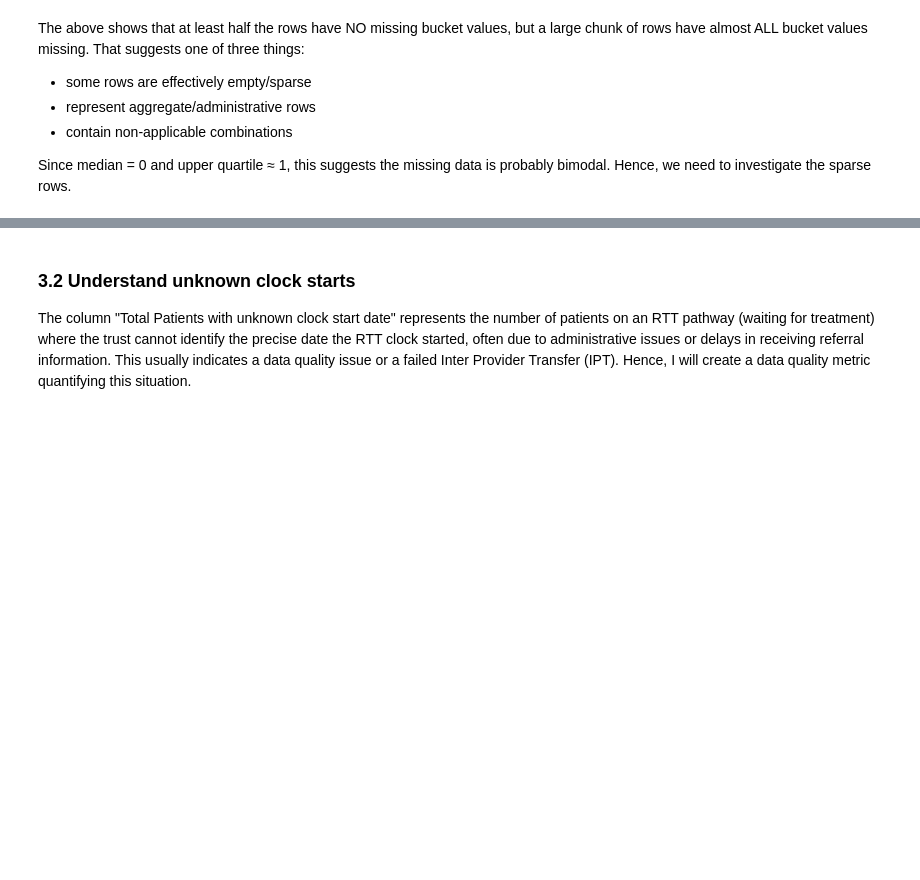
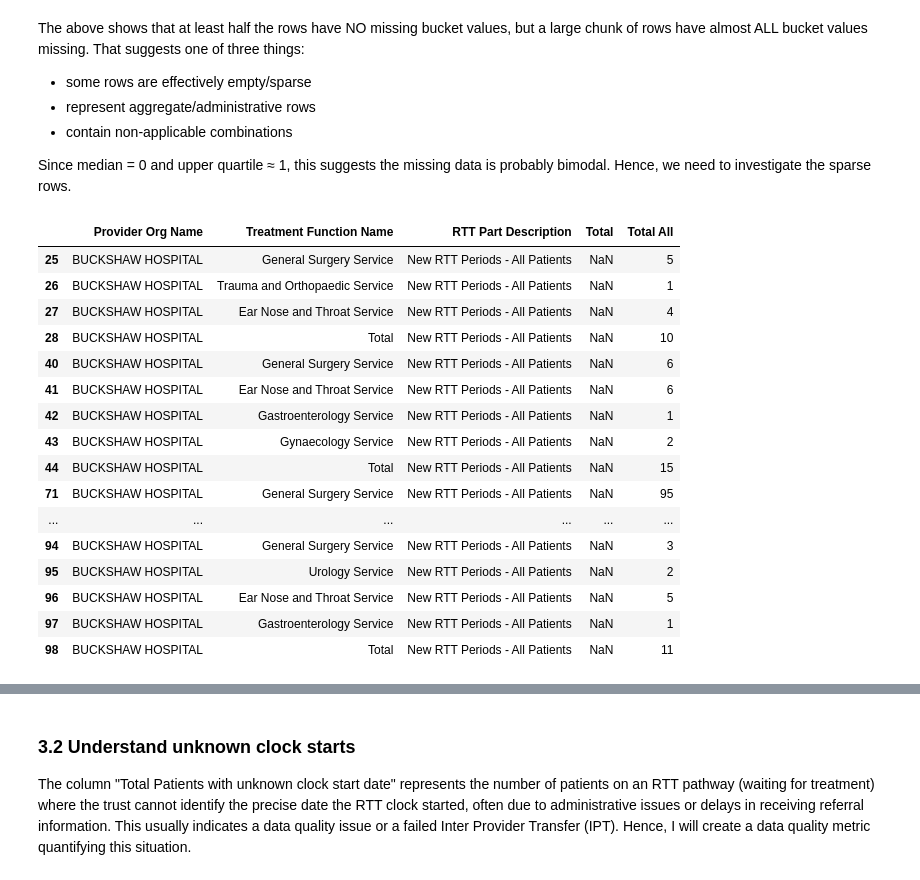
Before and after one commit to MeganRichards1/nhs-waiting-times-analysis, a Jupyter notebook: notebooks/project_analysis.ipynb, the cells around one changed output, grey strips where cells are left out. Drawn from its saved outputs; the diff is of its cells as text; code cells hidden in the pictures; blank space fills up the shorter version.

Commit message:
Investigate structural missingness in waiting-time bucket variables and define analysis-ready subset

```diff
--- a/notebooks/project_analysis.ipynb
+++ b/notebooks/project_analysis.ipynb
@@ -230,3 +230,30 @@ The above shows that at least half the rows have NO missing bucket values, but a
 - contain non-applicable combinations
 
 Since median = 0 and upper quartile ≈ 1, this suggests the missing data is probably bimodal. Hence, we need to investigate the sparse rows.
+# %%
+high_missing = df[df["missing_bucket_rate"] > 0.9]
+high_missing[[
+    "Provider Org Name",
+    "Treatment Function Name",
+    "RTT Part Description",
+    "Total",
+    "Total All"
+]].head(20)
+# %% [output]
+|  | Provider Org Name | Treatment Function Name | RTT Part Description | Total | Total All |
+| 25 | BUCKSHAW HOSPITAL | General Surgery Service | New RTT Periods - All Patients | NaN | 5 |
+| 26 | BUCKSHAW HOSPITAL | Trauma and Orthopaedic Service | New RTT Periods - All Patients | NaN | 1 |
+| 27 | BUCKSHAW HOSPITAL | Ear Nose and Throat Service | New RTT Periods - All Patients | NaN | 4 |
+| 28 | BUCKSHAW HOSPITAL | Total | New RTT Periods - All Patients | NaN | 10 |
+| 40 | BUCKSHAW HOSPITAL | General Surgery Service | New RTT Periods - All Patients | NaN | 6 |
+| 41 | BUCKSHAW HOSPITAL | Ear Nose and Throat Service | New RTT Periods - All Patients | NaN | 6 |
+| 42 | BUCKSHAW HOSPITAL | Gastroenterology Service | New RTT Periods - All Patients | NaN | 1 |
+| 43 | BUCKSHAW HOSPITAL | Gynaecology Service | New RTT Periods - All Patients | NaN | 2 |
+| 44 | BUCKSHAW HOSPITAL | Total | New RTT Periods - All Patients | NaN | 15 |
+| 71 | BUCKSHAW HOSPITAL | General Surgery Service | New RTT Periods - All Patients | NaN | 95 |
+| ... | ... | ... | ... | ... | ... |
+| 94 | BUCKSHAW HOSPITAL | General Surgery Service | New RTT Periods - All Patients | NaN | 3 |
+| 95 | BUCKSHAW HOSPITAL | Urology Service | New RTT Periods - All Patients | NaN | 2 |
+| 96 | BUCKSHAW HOSPITAL | Ear Nose and Throat Service | New RTT Periods - All Patients | NaN | 5 |
+| 97 | BUCKSHAW HOSPITAL | Gastroenterology Service | New RTT Periods - All Patients | NaN | 1 |
+| 98 | BUCKSHAW HOSPITAL | Total | New RTT Periods - All Patients | NaN | 11 |
```
Also changed, not shown: parts of 2 cells of this notebook.
